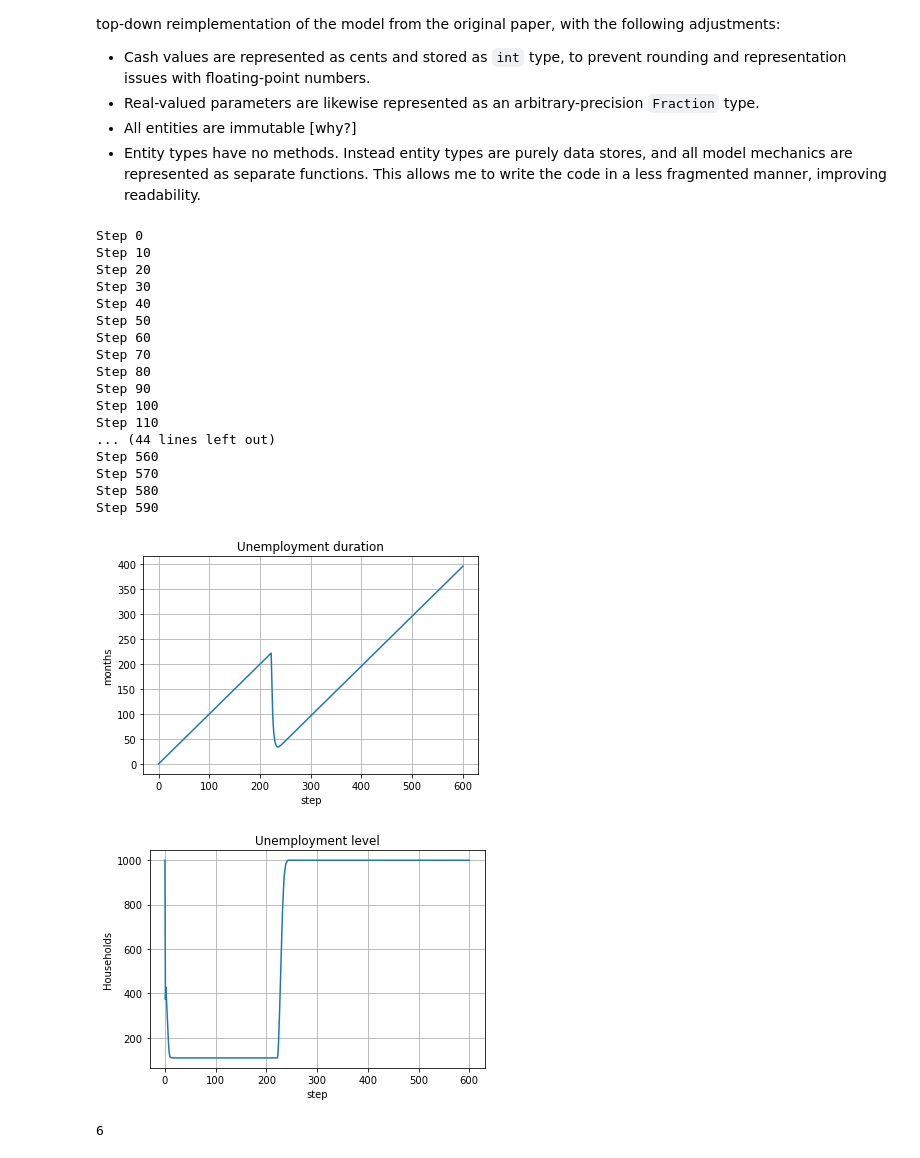
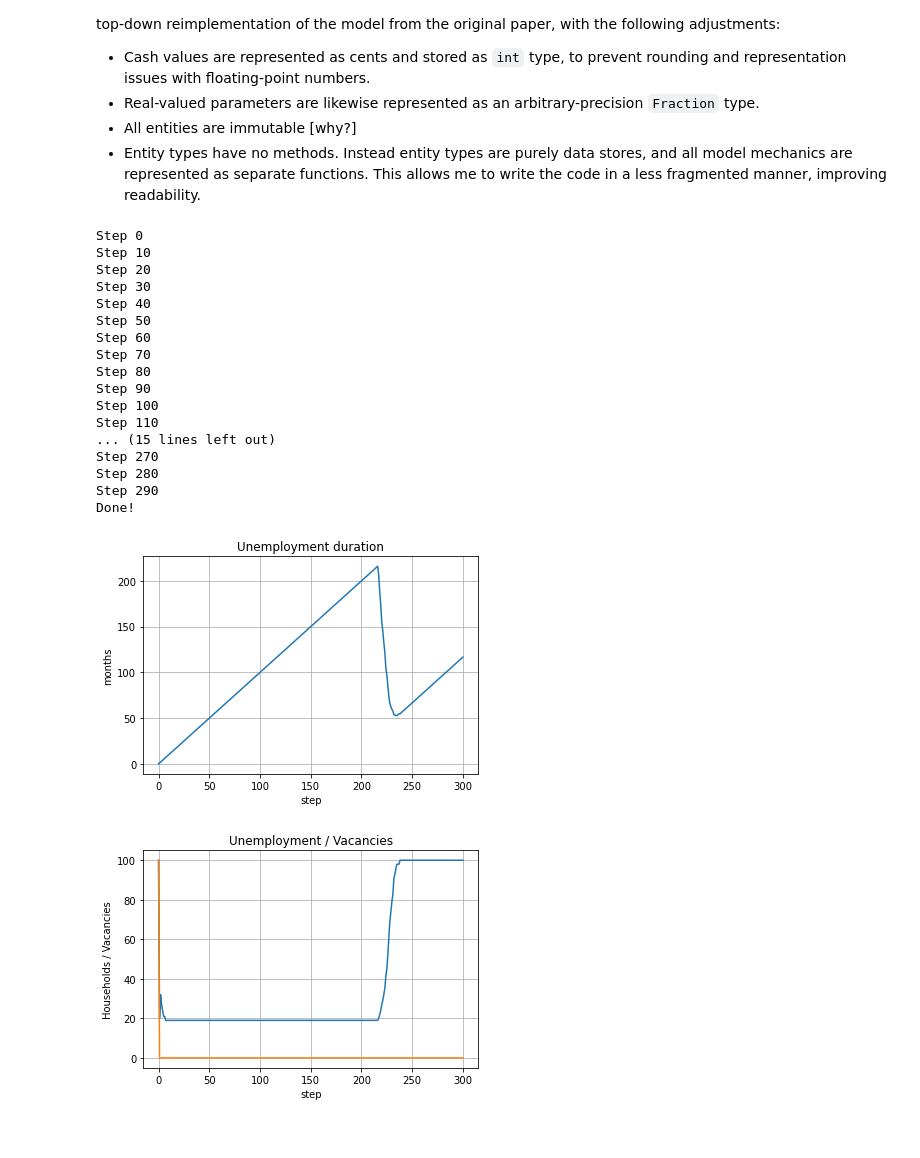
Before and after one commit to wcerfgba/seppecher2012, a Jupyter notebook: Seppecher 2012.ipynb, the cells around one changed output. Drawn from its saved outputs; the diff is of its cells as text; code cells hidden in the pictures.

```diff
--- a/Seppecher 2012.ipynb
+++ b/Seppecher 2012.ipynb
@@ -20,10 +20,15 @@ The original paper implements the simulation using Jamel v1 software written by
 
 from itertools import accumulate
 
-sim = new_sim()
+sim = Simulation(
+    households = {i : Household(id=i) for i in range(100)},
+    firms = {i : Firm(id=i) for i in range(10)}
+)
+sim = create_bank_accounts(sim)
 run = [sim]
-for i in range(600):
-    print("Step {}".format(i))
+for i in range(300):
+    if i % 10 == 0:
+        print("Step {}".format(i))
     next = run[-1]
     if i == 50:
         next = next._replace(
@@ -32,6 +37,7 @@ for i in range(600):
             )
         )
     run.append(step(next))
+print("Done!")
 # %% [output]
 Step 0
 Step 10
@@ -45,11 +51,11 @@ Step 80
 Step 90
 Step 100
 Step 110
-... (44 lines left out)
-Step 560
-Step 570
-Step 580
-Step 590
+... (15 lines left out)
+Step 270
+Step 280
+Step 290
+Done!
 # %%
 import matplotlib
 import matplotlib.pyplot as plt
@@ -71,28 +77,29 @@ def plot_unemployment_duration(run):
 
 plot_unemployment_duration(run)
 # %% [output]
-[figure, old version]
+[figure, new version]
 # %%
 
 def unemployment_level(step):
     unemployed = [household for household in list(step.households.values()) if household.employment_status != EmploymentStatus.EMPLOYED]
     return len(unemployed)
 
-def plot_unemployment_level(run):
-    level = [unemployment_level(step) for step in run]
+def vacancies_level(step):
+    return sum([firm.hiring_vacancies for firm in step.firms.values()])
+
+def plot_unemployment_vacancies(run):
+    unemployment = [unemployment_level(step) for step in run]
+    vacancies = [vacancies_level(step) for step in run]
     fig, ax = plt.subplots()
-    ax.plot(range(len(level)), level)
+    ax.plot(range(len(unemployment)), unemployment)
+    ax.plot(range(len(vacancies)), vacancies)
 
-    ax.set(xlabel='step', ylabel='Households',
-        title='Unemployment level')
+    ax.set(xlabel='step', ylabel='Households / Vacancies',
+        title='Unemployment / Vacancies')
     ax.grid()
 
     plt.show()
 
-plot_unemployment_level(run)
+plot_unemployment_vacancies(run)
 # %% [output]
-[figure, old version]
+[figure, new version]
-# %%
-randrange(6,7)
-# %% [output]
-6
```
Also changed, not shown: parts of 2 cells of this notebook, 1 other file.
